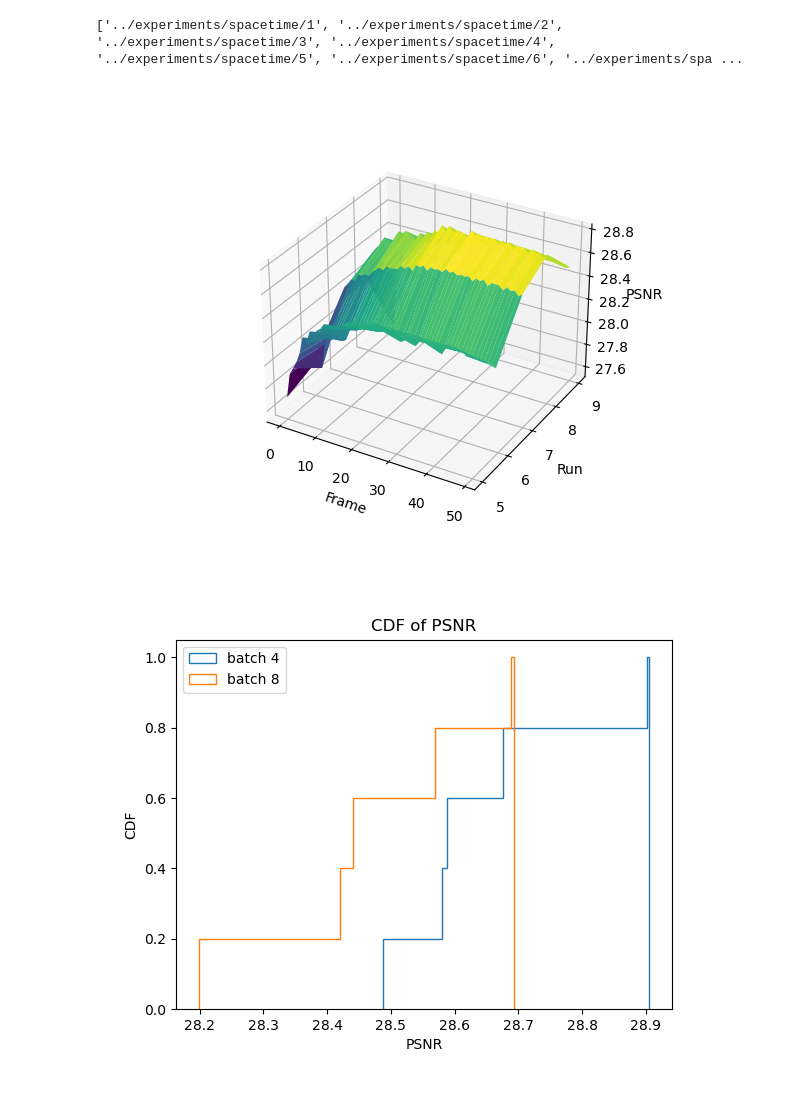
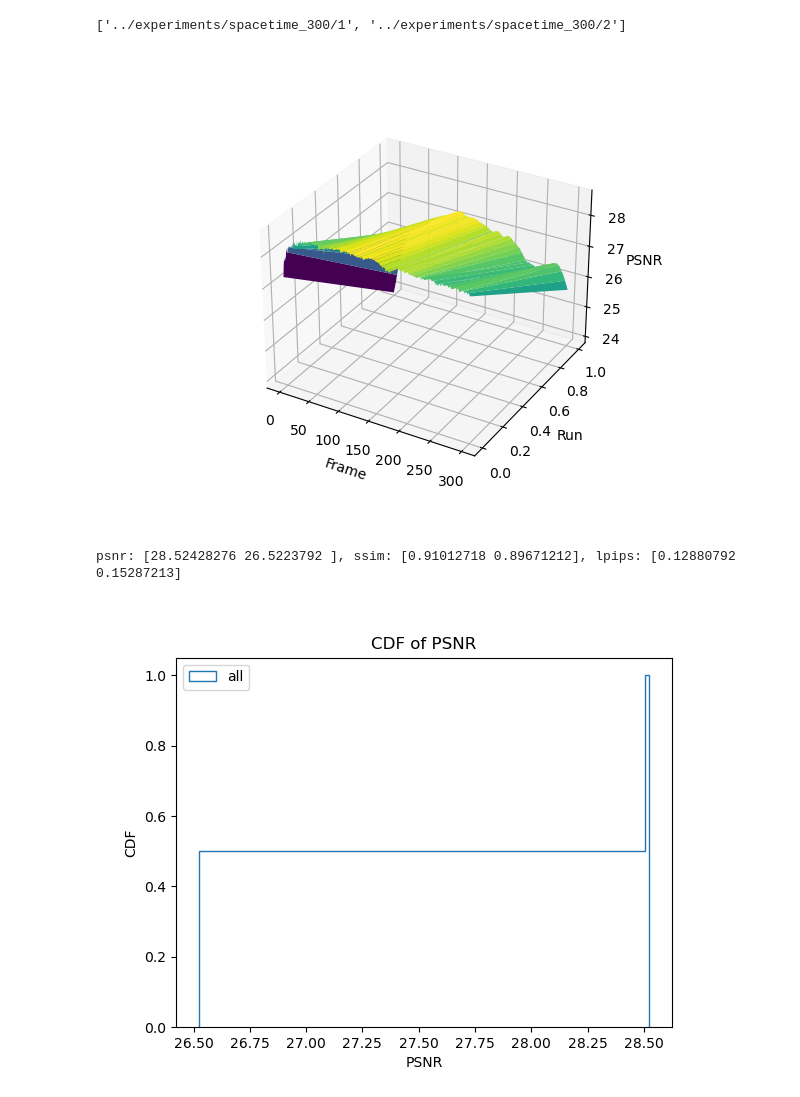
Before and after one commit to NeutrinoLiu/DecafGS, a Jupyter notebook: notebooks/analysis_video_quality.ipynb, the cells around one changed output. Cells and saved outputs as stored; diff of their text form; code cells hidden in the pictures.

```diff
--- a/notebooks/analysis_video_quality.ipynb
+++ b/notebooks/analysis_video_quality.ipynb
@@ -3,7 +3,7 @@ import os
 import glob
 import json
 import numpy as np
-exp = "../experiments/spacetime"
+exp = "../experiments/spacetime_300"
 
 # get all subdirectories, excluding files
 runs = sorted([d for d in glob.glob(exp + "/*") if os.path.isdir(d)],
@@ -35,46 +35,51 @@ for r in runs:
     over_all["per_frame_psnr"].append(metrics["psnr"])
     over_all["per_frame_ssim"].append(metrics["ssim"])
     over_all["per_frame_lpips"].append(metrics["lpips"])
-    over_all["peak_step"].append(metrics["peak_step"])
 
 over_all["per_frame_psnr"] = np.array(over_all["per_frame_psnr"])
 over_all["per_frame_ssim"] = np.array(over_all["per_frame_ssim"])
 over_all["per_frame_lpips"] = np.array(over_all["per_frame_lpips"])
 # %% [output]
-['../experiments/spacetime/1', '../experiments/spacetime/2', '../experiments/spacetime/3', '../experiments/spacetime/4', '../experiments/spacetime/5', '../experiments/spacetime/6', '../experiments/spa ...
+['../experiments/spacetime_300/1', '../experiments/spacetime_300/2']
 # %%
 import matplotlib.pyplot as plt
 %matplotlib widget
 
 
 # draw a 3d plot for psnr, x is frame, y is run, z is psnr
 fig = plt.figure()
 ax = fig.add_subplot(111, projection='3d')
 X = np.arange(over_all["per_frame_psnr"].shape[1])
 Y = np.arange(over_all["per_frame_psnr"].shape[0])
 X, Y = np.meshgrid(X, Y)
 Z = over_all["per_frame_psnr"]
 
 # X, Y, Z = X[:5], Y[:5], Z[:5]
-X, Y, Z = X[-5:], Y[-5:], Z[-5:]
+# X, Y, Z = X[-5:], Y[-5:], Z[-5:]
 ax.plot_surface(X, Y, Z, cmap='viridis')
 ax.set_xlabel('Frame')
 ax.set_ylabel('Run')
 ax.set_zlabel('PSNR')
 plt.show()
 # %% [output]
-[figure, old version]
+[figure, new version]
 # %%
-psnrs_4 = np.mean(over_all["per_frame_psnr"][:5], axis=1)
-psnrs_8 = np.mean(over_all["per_frame_psnr"][5:], axis=1)
+# psnrs_4 = np.mean(over_all["per_frame_psnr"][:5], axis=1)
+# psnrs_8 = np.mean(over_all["per_frame_psnr"][5:], axis=1)
+psnr = np.mean(over_all["per_frame_psnr"], axis=1)
+ssim = np.mean(over_all["per_frame_ssim"], axis=1)
+lpips = np.mean(over_all["per_frame_lpips"], axis=1)
+print(f"psnr: {psnr}, ssim: {ssim}, lpips: {lpips}")
 # plot cdf of per run average psnr
 plt.figure()
-plt.hist(psnrs_4, bins=100, cumulative=True, histtype='step', density=True, label="batch 4")
-plt.hist(psnrs_8, bins=100, cumulative=True, histtype='step', density=True, label="batch 8")
+# plt.hist(psnrs_4, bins=100, cumulative=True, histtype='step', density=True, label="batch 4")
+# plt.hist(psnrs_8, bins=100, cumulative=True, histtype='step', density=True, label="batch 8")
+plt.hist(psnr, bins=100, cumulative=True, histtype='step', density=True, label="all")
 plt.xlabel("PSNR")
 plt.ylabel("CDF")
 plt.title("CDF of PSNR")
 plt.legend()
 plt.show()
 # %% [output]
+psnr: [28.52428276 26.5223792 ], ssim: [0.91012718 0.89671212], lpips: [0.12880792 0.15287213]
-[figure, old version]
+[figure, new version]
```
Also changed, not shown: 6 other files.
